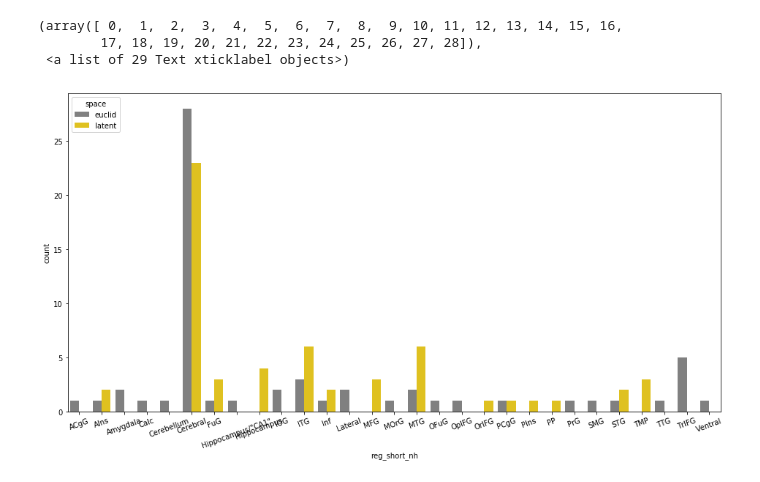
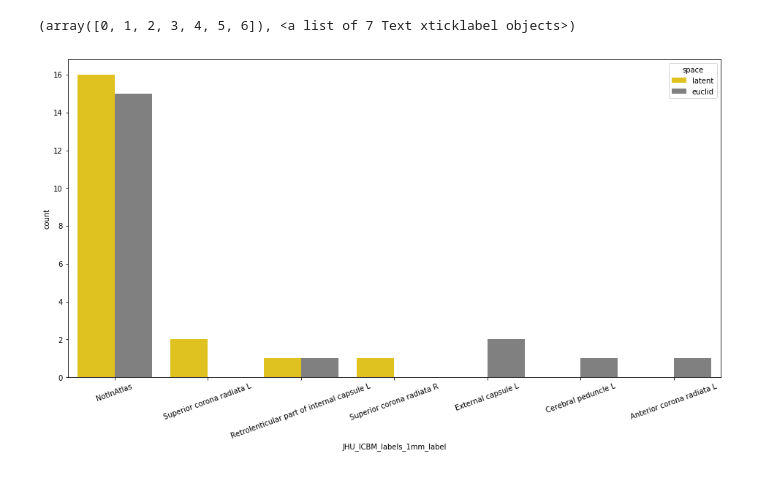
Before and after one commit to jastiso/statistical_learning, a Jupyter notebook: scripts/searchlight.ipynb, the cells around one changed output. Saved outputs shown, nothing was run; the diff lists cells and outputs as text; code cells hidden in the pictures.

Commit message:
updated region code to work with localization data: " git push origin master

```diff
--- a/scripts/searchlight.ipynb
+++ b/scripts/searchlight.ipynb
@@ -43,3 +8,0 @@ reg.head()
-# %%
-reg['reg_short_nh'] = reg['reg_short'].apply(lambda x: x[0:-1])
-reg.head()
@@ -52,0 +9,3 @@ reg.head()
+# %%
+reg = reg.assign(unique_id = reg.subj.astype(str) + reg.electrode_name)
+reg.info()
@@ -52,0 +22,3 @@ reg.head()
+# %%
+all_reg = all_reg.assign(unique_id = all_reg.subj.astype(str) + all_reg.electrode_name)
+all_reg.info()
@@ -52,0 +43,3 @@ reg.head()
+# %%
+reg = reg.merge(all_reg, on=['unique_id', 'subj', 'electrode_name'])
+reg.info()
@@ -67,9 +114,8 @@ plt.xticks(rotation=20)
 # %%
 fig = plt.figure(figsize=(16,8))
-sns.countplot(data=reg, x='reg_short_nh', hue='space', palette = ['grey','gold'])
+sns.countplot(data=reg[reg.tissue_segmentation_label == 'WhiteMatter'], x='JHU_ICBM_labels_1mm_label'
+              , hue='space', palette = ['gold','grey'])
 plt.xticks(rotation=20)
 # %% [output]
-(array([ 0,  1,  2,  3,  4,  5,  6,  7,  8,  9, 10, 11, 12, 13, 14, 15, 16,
-        17, 18, 19, 20, 21, 22, 23, 24, 25, 26, 27, 28]),
- <a list of 29 Text xticklabel objects>)
+(array([0, 1, 2, 3, 4, 5, 6]), <a list of 7 Text xticklabel objects>)
-[figure, old version]
+[figure, new version]
```
Also changed, not shown: parts of 18 cells of this notebook, 2 other files.
